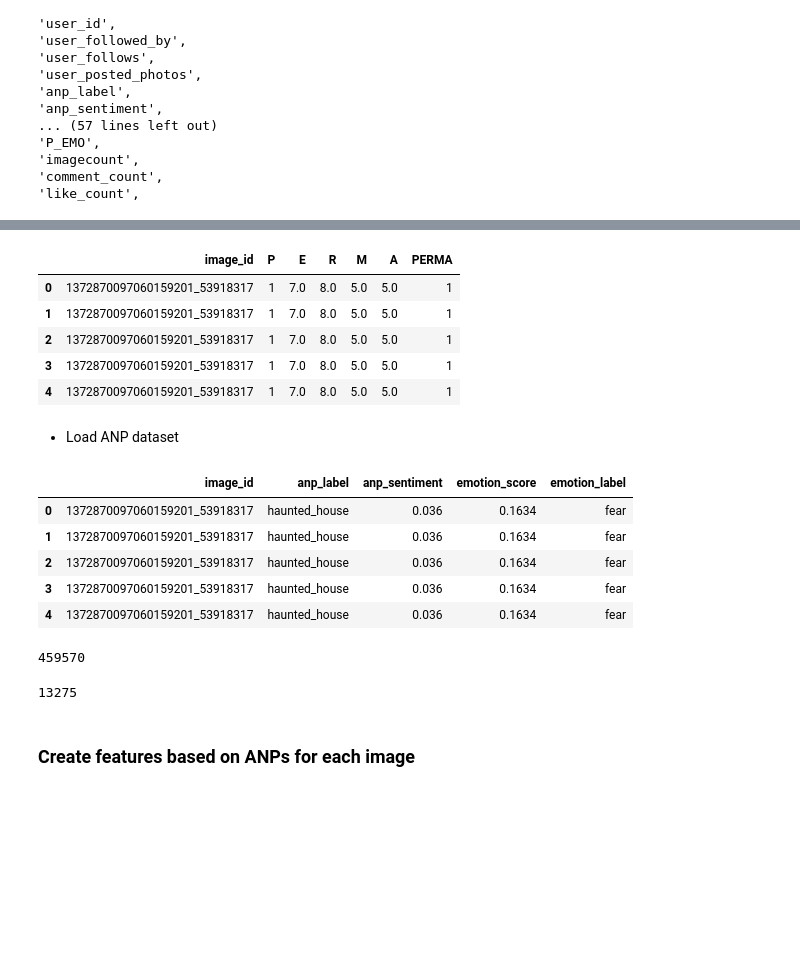
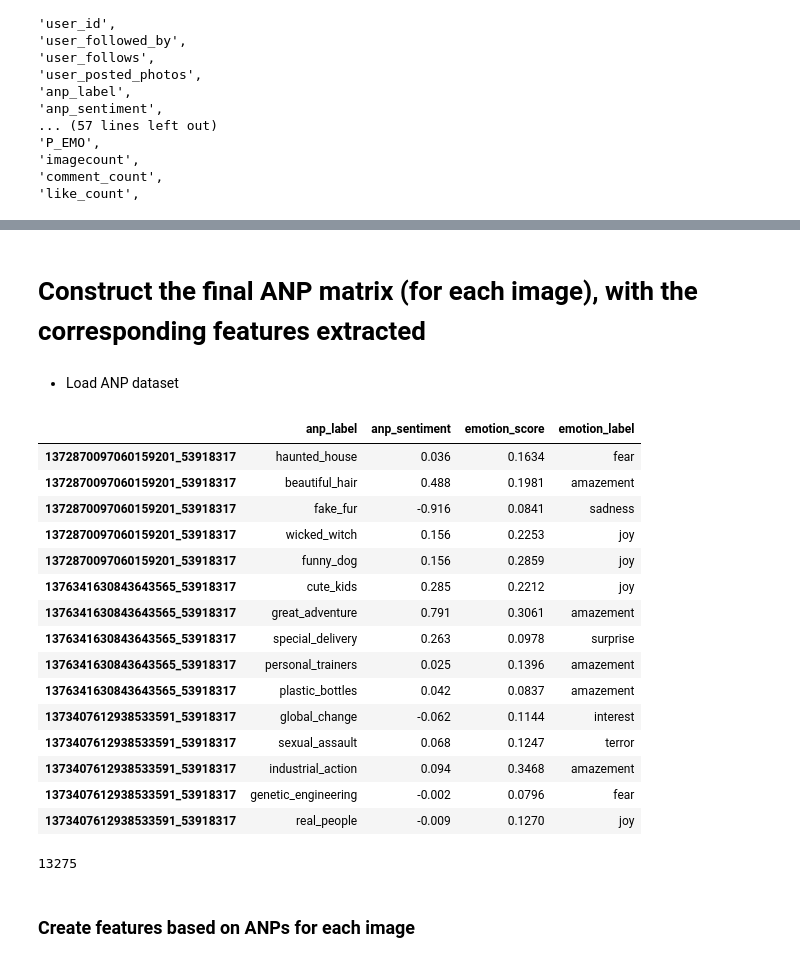
Before and after one commit to taxipapak/Marketing_Case, a Jupyter notebook: ANP feature engineering.ipynb, the cells around one changed output, grey strips where cells are left out. Saved outputs shown, nothing was run; the diff lists cells and outputs as text; code cells hidden in the pictures; blank space fills up the shorter version.

Commit message:
fixed the final ANP feature matrix

```diff
--- a/ANP feature engineering.ipynb
+++ b/ANP feature engineering.ipynb
@@ -144,12 +64,5 @@ len(PERMA_df)
-# %%
-PERMA_df.head()
-# %% [output]
-|  | image_id | P | E | R | M | A | PERMA |
-| 0 | 1372870097060159201_53918317 | 1 | 7.0 | 8.0 | 5.0 | 5.0 | 1 |
-| 1 | 1372870097060159201_53918317 | 1 | 7.0 | 8.0 | 5.0 | 5.0 | 1 |
-| 2 | 1372870097060159201_53918317 | 1 | 7.0 | 8.0 | 5.0 | 5.0 | 1 |
-| 3 | 1372870097060159201_53918317 | 1 | 7.0 | 8.0 | 5.0 | 5.0 | 1 |
-| 4 | 1372870097060159201_53918317 | 1 | 7.0 | 8.0 | 5.0 | 5.0 | 1 |
+# %% [markdown]
+# Construct the final ANP matrix (for each image), with the corresponding features extracted
 # %% [markdown]
 * Load ANP dataset
 # %%
@@ -157,25 +70,32 @@ PERMA_df.head()
 # import feather
 # anp_df = feather.api.read_dataframe('data_science_case/anp.feather')
 # %%
-#load ANPs from main pickle df
+#load ANPs from Aris pickle df
 anp_df = image_survey_metrics[['image_id', 'anp_label', 'anp_sentiment', 'emotion_score',
-       'emotion_label']]
+       'emotion_label']].drop_duplicates().set_index("image_id")
+del anp_df.index.name
 # %%
-anp_df.head()
+anp_df.head(15)
 # %% [output]
-|  | image_id | anp_label | anp_sentiment | emotion_score | emotion_label |
-| 0 | 1372870097060159201_53918317 | haunted_house | 0.036 | 0.1634 | fear |
-| 1 | 1372870097060159201_53918317 | haunted_house | 0.036 | 0.1634 | fear |
-| 2 | 1372870097060159201_53918317 | haunted_house | 0.036 | 0.1634 | fear |
-| 3 | 1372870097060159201_53918317 | haunted_house | 0.036 | 0.1634 | fear |
-| 4 | 1372870097060159201_53918317 | haunted_house | 0.036 | 0.1634 | fear |
+|  | anp_label | anp_sentiment | emotion_score | emotion_label |
+| 1372870097060159201_53918317 | haunted_house | 0.036 | 0.1634 | fear |
+| 1372870097060159201_53918317 | beautiful_hair | 0.488 | 0.1981 | amazement |
+| 1372870097060159201_53918317 | fake_fur | -0.916 | 0.0841 | sadness |
+| 1372870097060159201_53918317 | wicked_witch | 0.156 | 0.2253 | joy |
+| 1372870097060159201_53918317 | funny_dog | 0.156 | 0.2859 | joy |
+| 1376341630843643565_53918317 | cute_kids | 0.285 | 0.2212 | joy |
+| 1376341630843643565_53918317 | great_adventure | 0.791 | 0.3061 | amazement |
+| 1376341630843643565_53918317 | special_delivery | 0.263 | 0.0978 | surprise |
+| 1376341630843643565_53918317 | personal_trainers | 0.025 | 0.1396 | amazement |
+| 1376341630843643565_53918317 | plastic_bottles | 0.042 | 0.0837 | amazement |
+| 1373407612938533591_53918317 | global_change | -0.062 | 0.1144 | interest |
+| 1373407612938533591_53918317 | sexual_assault | 0.068 | 0.1247 | terror |
+| 1373407612938533591_53918317 | industrial_action | 0.094 | 0.3468 | amazement |
+| 1373407612938533591_53918317 | genetic_engineering | -0.002 | 0.0796 | fear |
+| 1373407612938533591_53918317 | real_people | -0.009 | 0.1270 | joy |
 # %%
 len(anp_df)
 # %% [output]
-459570
+13275
-# %%
-len(anp_df.drop_duplicates())
-# %% [output]
-13275
 # %% [markdown]
 ### Create features based on ANPs for each image
```
Also changed, not shown: parts of 27 cells of this notebook.
